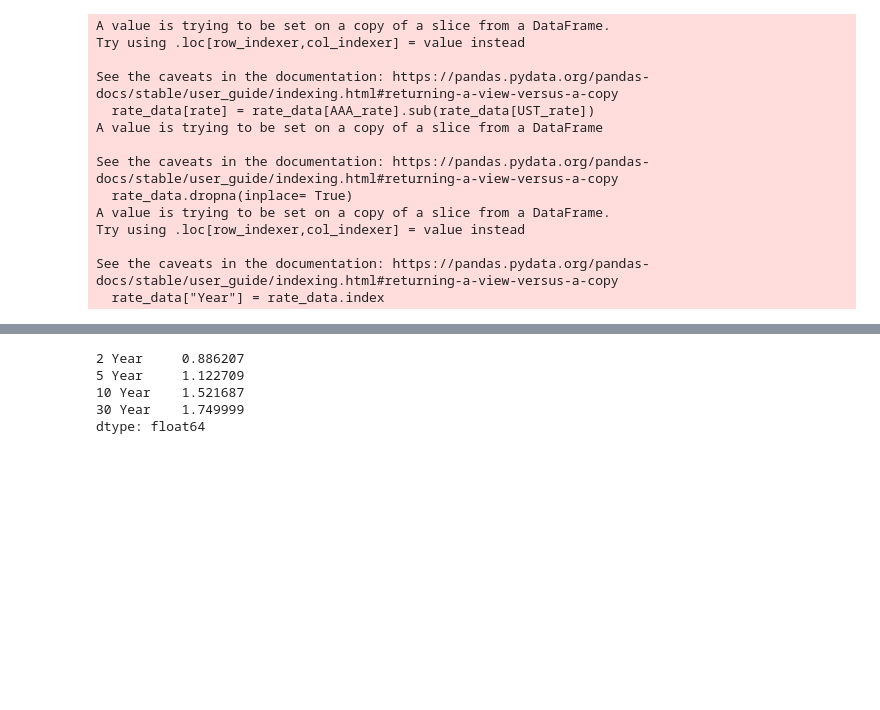
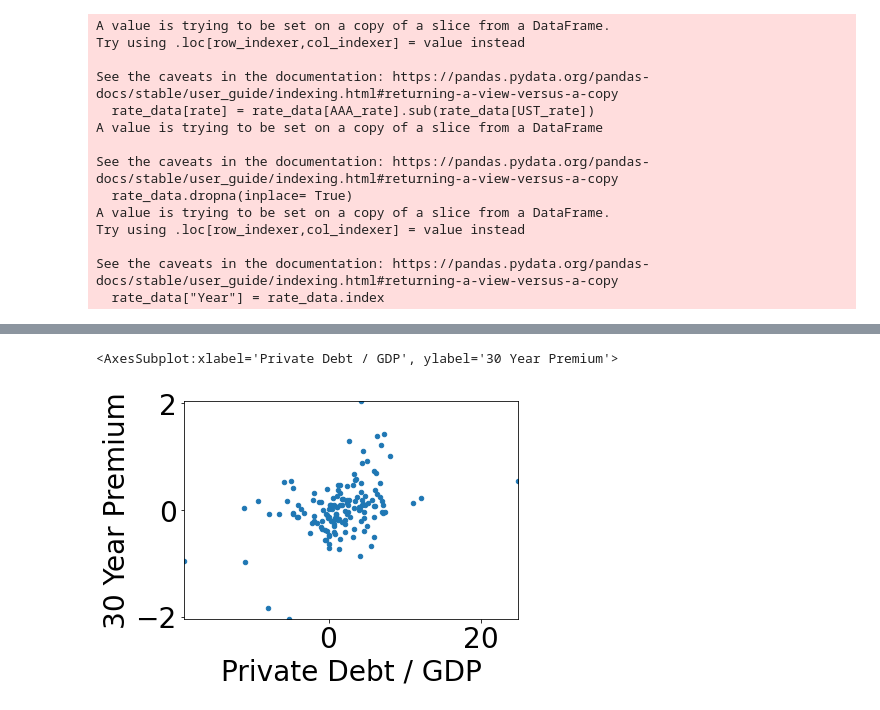
Before and after one commit to jlcatonjr/Learn-Python-for-Stats-and-Econ, a Jupyter notebook: Projects/SMP Data/Lending Monthly.ipynb, the cells around one changed output, grey strips where cells are left out. Cells and saved outputs as stored; diff of their text form; code cells hidden in the pictures; blank space fills up the shorter version.

```diff
--- a/Projects/SMP Data/Lending Monthly.ipynb
+++ b/Projects/SMP Data/Lending Monthly.ipynb
@@ -350,8 +396,0 @@ ax.tick_params(axis=u'both', which=u'both',length=0)
-# %%
-rate_data.loc["2008-10-31":, rates].mean()
-# %% [output]
-2 Year     0.886207
-5 Year     1.122709
-10 Year    1.521687
-30 Year    1.749999
-dtype: float64
@@ -368,0 +397,10 @@ pct_change_df["AAA - FFR"] = data["AAA - FFR"]
+# %%
+for i in [2,5,10, 30]:
+    data[str(i) + " Year Premium"] = rate_data[str(i) + " Year"]
+# %%
+data["Private Debt / GDP"] = data["Private Debt"].div(data["Nominal GDP"]).mul(100)
+
+data.resample("Q").mean().diff(4).plot.scatter(x = "Private Debt / GDP", y = "30 Year Premium")
+# %% [output]
+<AxesSubplot:xlabel='Private Debt / GDP', ylabel='30 Year Premium'>
+[figure, added]
```
Also changed, not shown: parts of 16 cells of this notebook, 5 other files.
